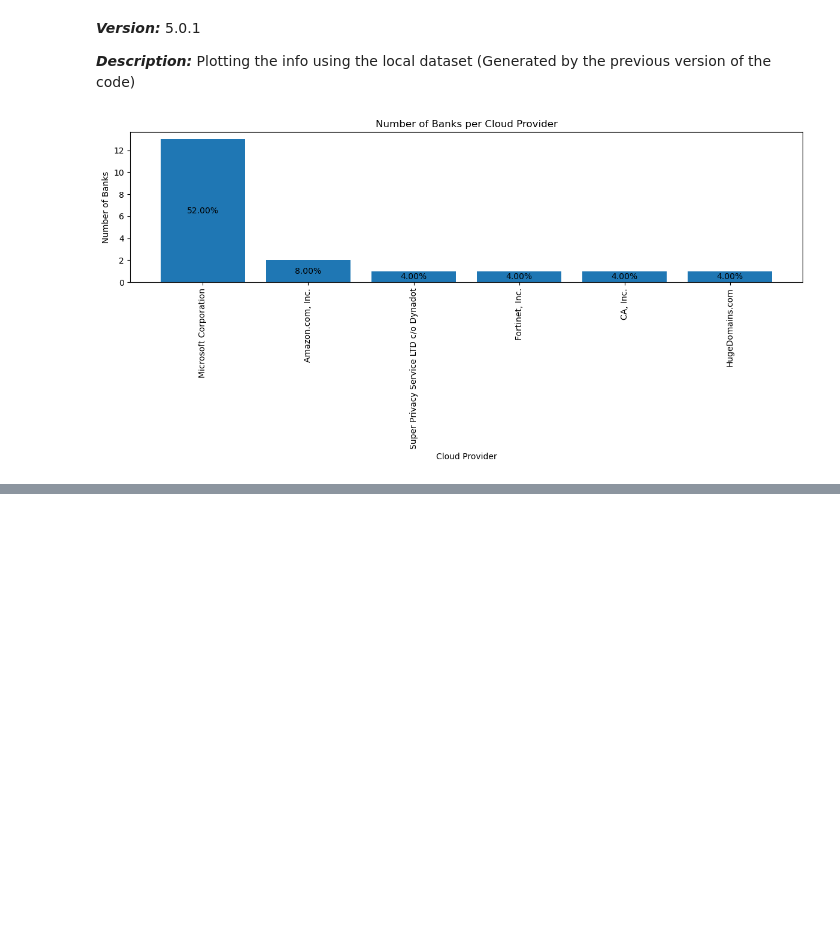
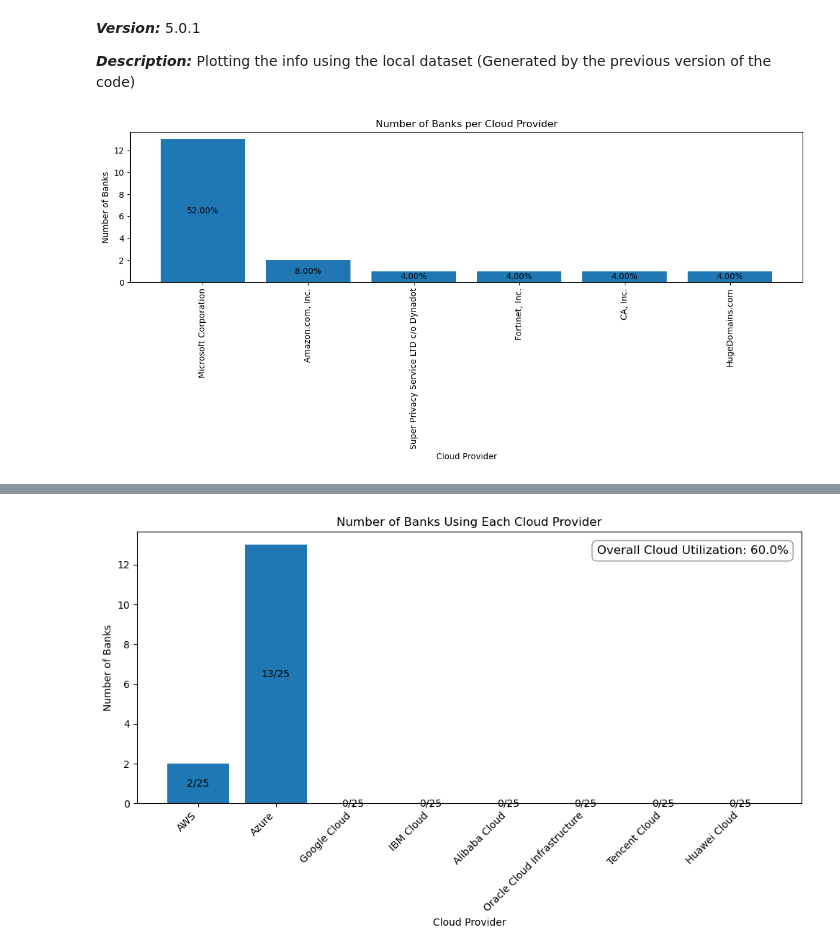
Before and after one commit to hacktivism-github/Measuring-Cloud-Adoption-AO, a Jupyter notebook: notebook7c17c2e440.ipynb, the cells around one changed output, grey strips where cells are left out. Cells and saved outputs as stored; diff of their text form; code cells hidden in the pictures; blank space fills up the shorter version.

Commit message:
Kaggle Notebook | notebook7c17c2e440 | Version 6

```diff
--- a/notebook7c17c2e440.ipynb
+++ b/notebook7c17c2e440.ipynb
@@ -217,0 +240,99 @@ plt.show()
+# %%
+import csv
+import ast
+import matplotlib.pyplot as plt
+
+# Specify the input CSV file path
+csv_file = "/kaggle/input/bankdetails501/bank_details-5.0.1.csv"
+
+# List of major cloud providers
+major_cloud_providers = {
+    "AWS": ["Amazon.com, Inc.", "Amazon Web Services"],
+    "Azure": ["Microsoft Corporation", "Microsoft Azure"],
+    "Google Cloud": ["Google LLC", "Google Cloud Platform", "Google Cloud"],
+    "IBM Cloud": ["IBM Corporation", "IBM Cloud"],
+    "Alibaba Cloud": ["Alibaba Group Holding Limited", "Alibaba Cloud"],
+    "Oracle Cloud Infrastructure": ["Oracle Corporation", "Oracle Cloud"],
+    "Tencent Cloud": ["Tencent Holdings Limited", "Tencent Cloud"],
+    "Huawei Cloud": ["Huawei Technologies Co., Ltd.", "Huawei Cloud"],
+}
+
+# Read the bank details from the CSV file
+bank_details = []
+with open(csv_file, "r", encoding="utf-8") as file:
+    reader = csv.DictReader(file)
+    for row in reader:
+        row["org_names"] = ast.literal_eval(row["org_names"])
+        bank_details.append(row)
+
+print("Loaded data from CSV file.")
+
+# Add a new column to the dataset to store the cloud provider information
+for bank in bank_details:
+    cloud_provider = None
+    for org_name in bank["org_names"]:
+        org_name = org_name.strip("'")
+        for provider, aliases in major_cloud_providers.items():
+            if org_name in aliases:
+                cloud_provider = provider
+                break
+        if cloud_provider:
+            break
+    bank["cloud_provider"] = cloud_provider
+
+print("Mapped cloud providers for each bank.")
+
+# Count the number of banks using each cloud provider
+cloud_counts = {provider: 0 for provider in major_cloud_providers}
+for bank in bank_details:
+    provider = bank["cloud_provider"]
+    if provider:
+        cloud_counts[provider] += 1
+
+print("Counted the number of banks using each cloud provider.")
+
+# Calculate total number of banks using any cloud provider and total number of banks
+total_banks_using_cloud = sum(cloud_counts.values())
+total_banks = len(bank_details)
+
+# Prepare data for plotting
+providers = list(cloud_counts.keys())
+counts = list(cloud_counts.values())
+
+# Plot the bar chart with count and percentage annotations
+plt.figure(figsize=(10, 6))
+bars = plt.bar(providers, counts)
+plt.xlabel("Cloud Provider")
+plt.ylabel("Number of Banks")
+plt.title("Number of Banks Using Each Cloud Provider")
+plt.xticks(rotation=45, ha="right")
+plt.tight_layout()
+
+# Add count and percentage annotations inside each bar
+for bar, count in zip(bars, counts):
+    height = bar.get_height()
+    plt.text(
+        bar.get_x() + bar.get_width() / 2,
+        height / 2,
+        f"{count}/{total_banks}",
+        ha="center",
+        va="center",
+    )
+
+# Add overall cloud utilization percentage outside the plot
+overall_percentage = (total_banks_using_cloud / total_banks) * 100
+plt.text(
+    0.98,
+    0.95,
+    f"Overall Cloud Utilization: {overall_percentage:.1f}%",
+    horizontalalignment="right",
+    verticalalignment="top",
+    transform=plt.gca().transAxes,
+    fontsize=12,
+    bbox=dict(facecolor="white", alpha=0.8, edgecolor="gray", boxstyle="round,pad=0.4"),
+)
+
+plt.show()
+
+print("Plot generated successfully.")
+# %% [output]
@@ -217,0 +342 @@ plt.show()
+[figure, added]
```
Also changed, not shown: parts of 8 cells of this notebook.
